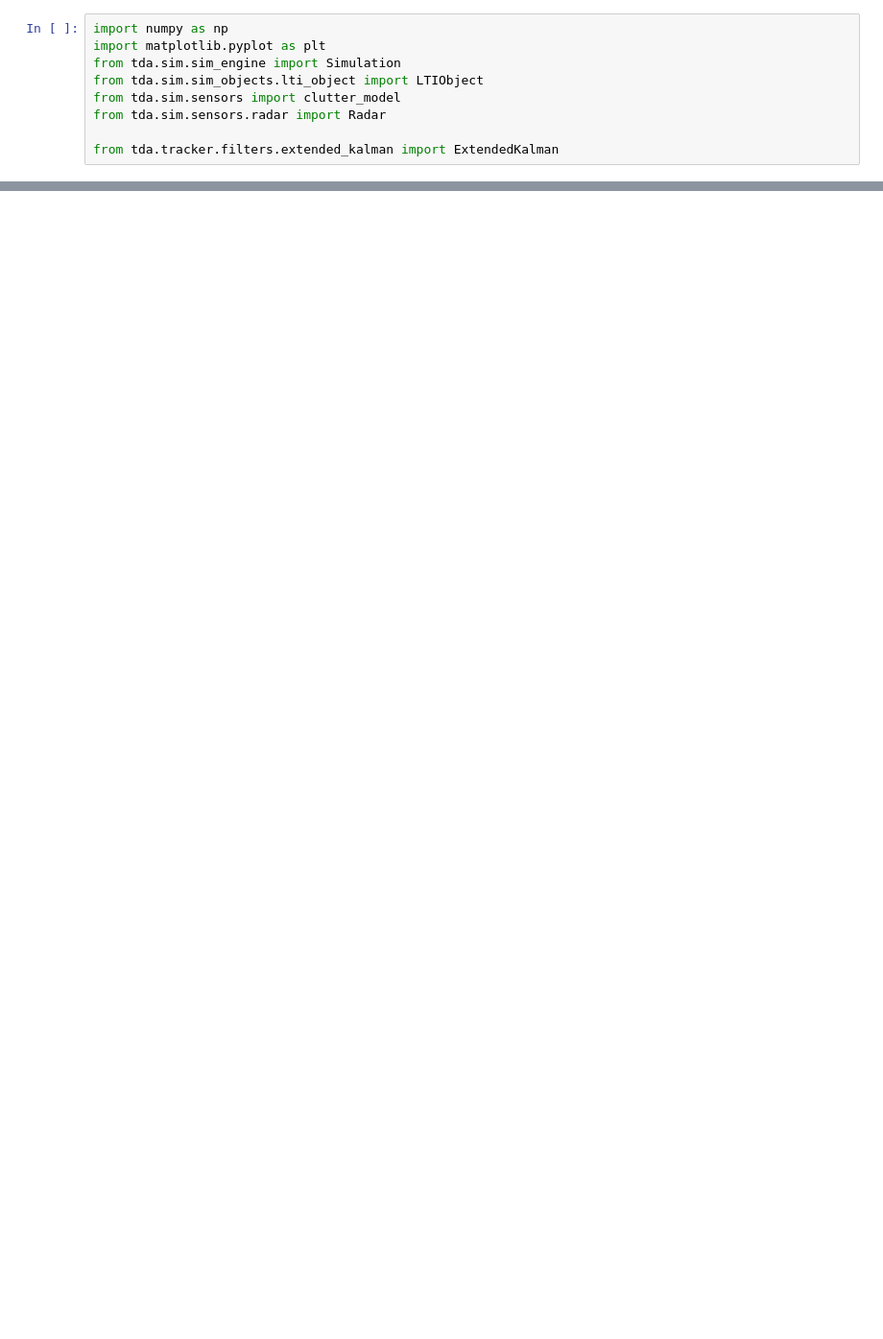
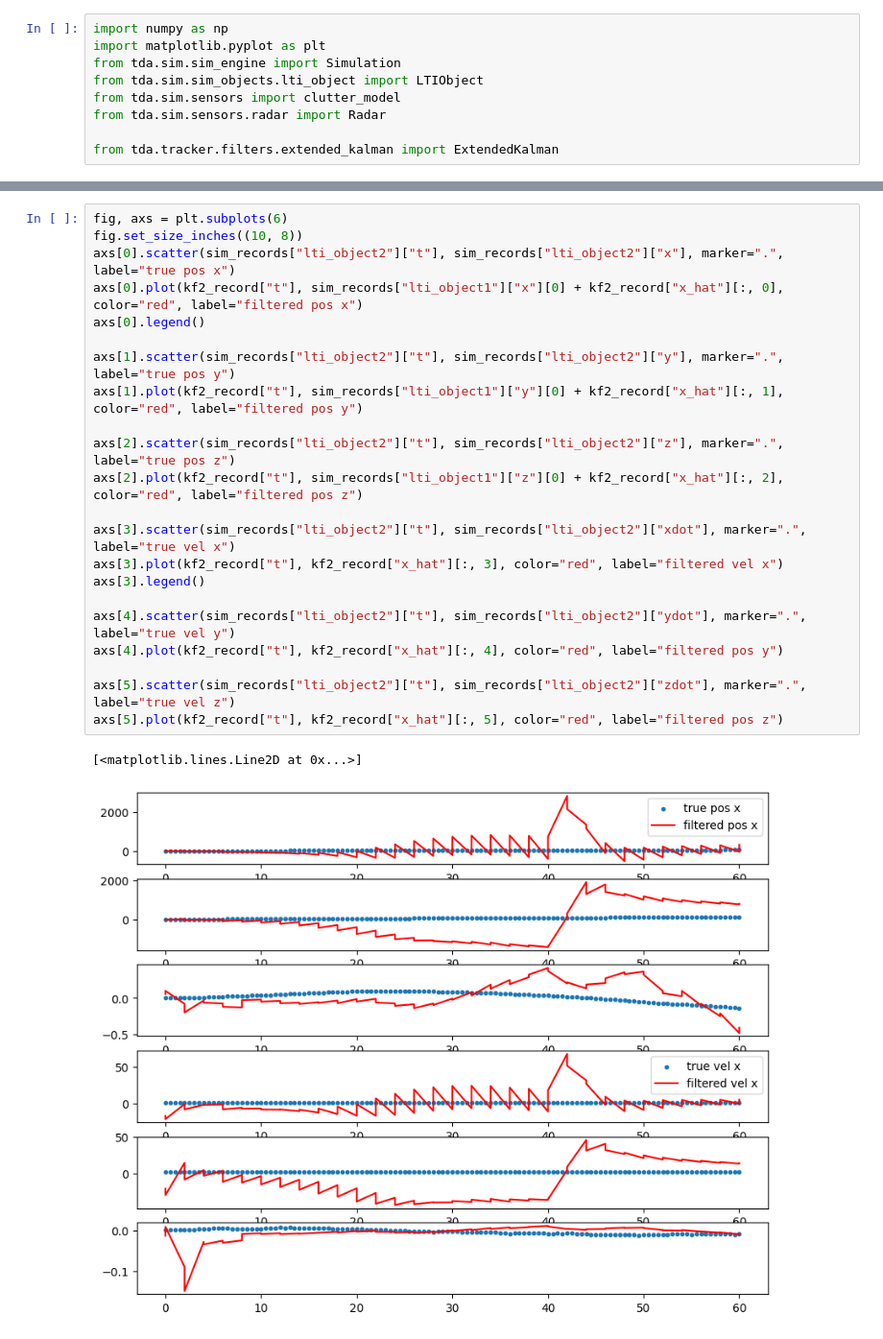
Before and after one commit to eholmgre/tda, a Jupyter notebook: notebook/radar_multi_target_clutter.ipynb, the cells around one changed output, grey strips where cells are left out. Shown at 96% size. Drawn from its saved outputs; the diff is of its cells as text; blank space fills up the shorter version.

```diff
--- a/notebook/radar_multi_target_clutter.ipynb
+++ b/notebook/radar_multi_target_clutter.ipynb
@@ -210,0 +201,25 @@ axs[5].plot(kf_record["t"], kf_record["x_hat"][:, 5], color="red", label="filter
+# %%
+fig, axs = plt.subplots(6)
+fig.set_size_inches((10, 8))
+axs[0].scatter(sim_records["lti_object2"]["t"], sim_records["lti_object2"]["x"], marker=".", label="true pos x")
+axs[0].plot(kf2_record["t"], sim_records["lti_object1"]["x"][0] + kf2_record["x_hat"][:, 0], color="red", label="filtered pos x")
+axs[0].legend()
+
+axs[1].scatter(sim_records["lti_object2"]["t"], sim_records["lti_object2"]["y"], marker=".", label="true pos y")
+axs[1].plot(kf2_record["t"], sim_records["lti_object1"]["y"][0] + kf2_record["x_hat"][:, 1], color="red", label="filtered pos y")
+
+axs[2].scatter(sim_records["lti_object2"]["t"], sim_records["lti_object2"]["z"], marker=".", label="true pos z")
+axs[2].plot(kf2_record["t"], sim_records["lti_object1"]["z"][0] + kf2_record["x_hat"][:, 2], color="red", label="filtered pos z")
+
+axs[3].scatter(sim_records["lti_object2"]["t"], sim_records["lti_object2"]["xdot"], marker=".", label="true vel x")
+axs[3].plot(kf2_record["t"], kf2_record["x_hat"][:, 3], color="red", label="filtered vel x")
+axs[3].legend()
+
+axs[4].scatter(sim_records["lti_object2"]["t"], sim_records["lti_object2"]["ydot"], marker=".", label="true vel y")
+axs[4].plot(kf2_record["t"], kf2_record["x_hat"][:, 4], color="red", label="filtered pos y")
+
+axs[5].scatter(sim_records["lti_object2"]["t"], sim_records["lti_object2"]["zdot"], marker=".", label="true vel z")
+axs[5].plot(kf2_record["t"], kf2_record["x_hat"][:, 5], color="red", label="filtered pos z")
+# %% [output]
+[<matplotlib.lines.Line2D at 0x...>]
+[figure, added]
```
Also changed, not shown: parts of 10 cells of this notebook.
